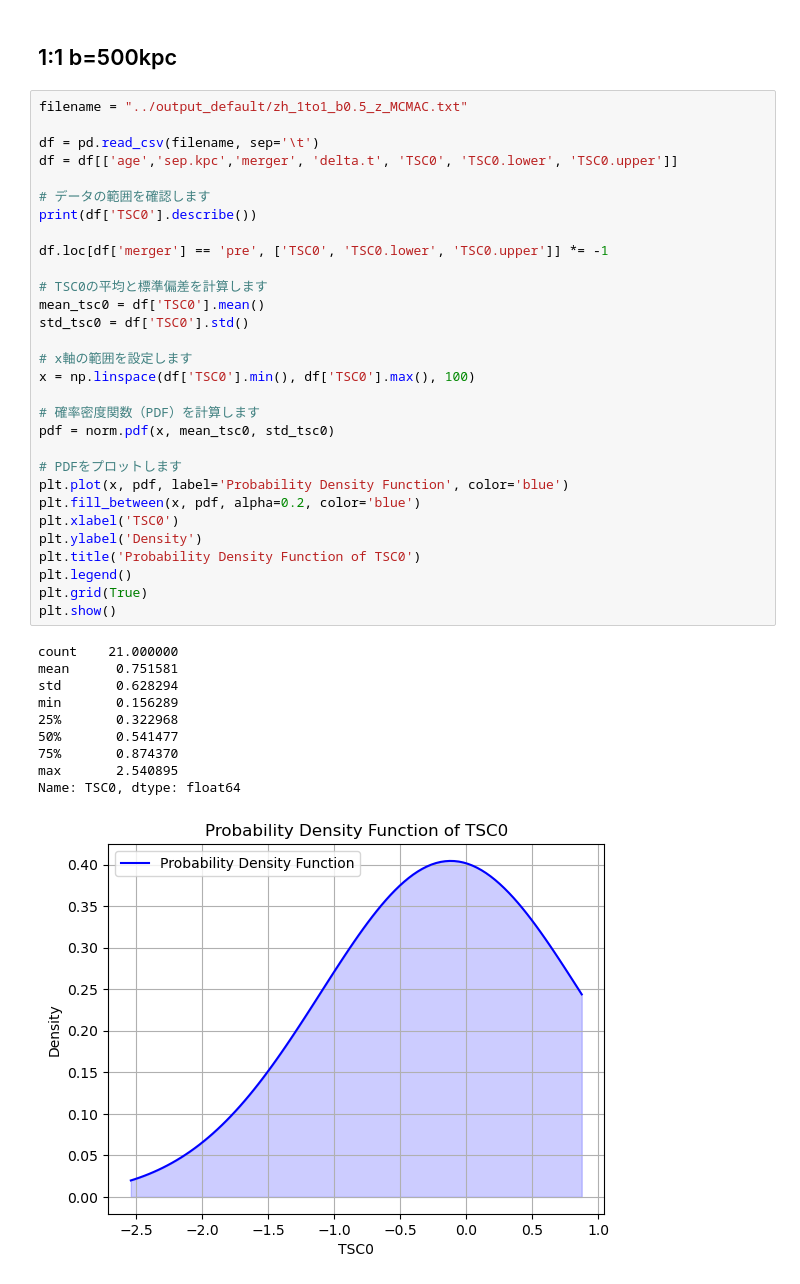
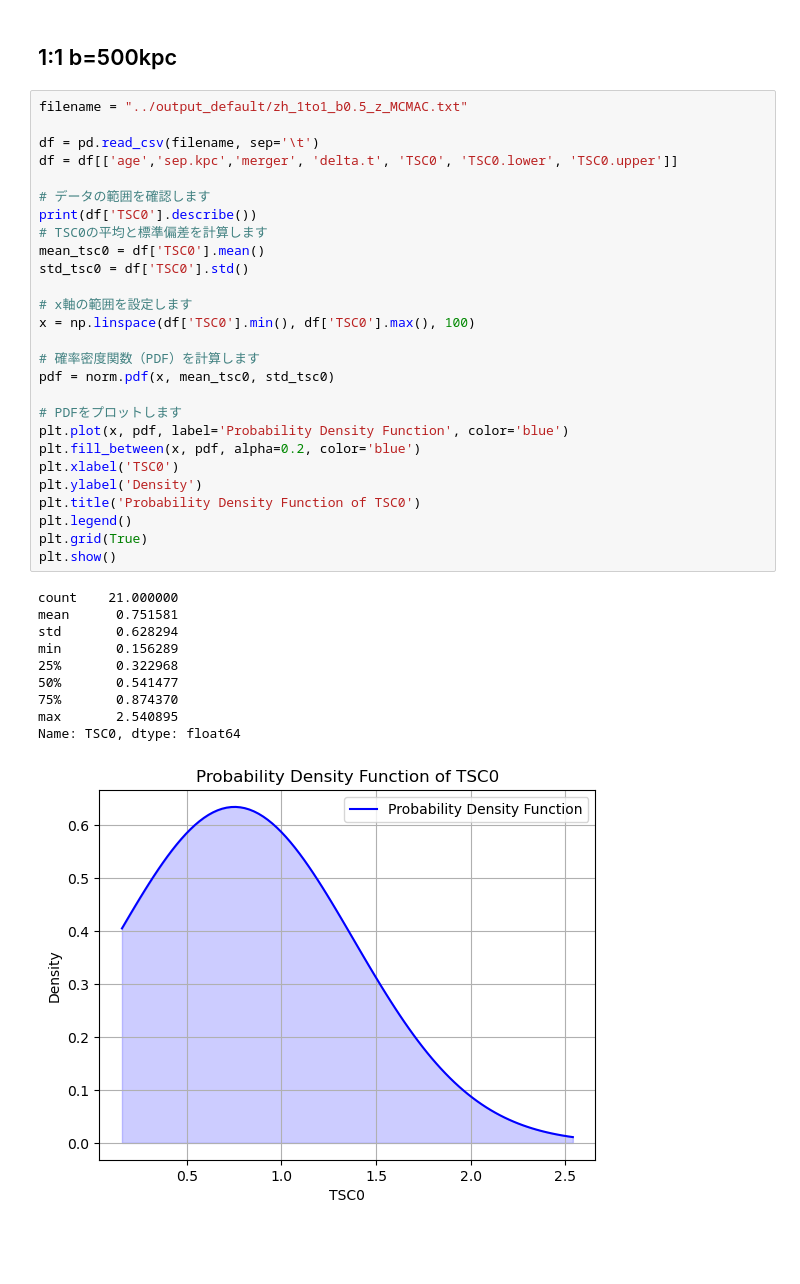
Before and after one commit to ryusei172525/SSP2024_GalaxyClusters, a Jupyter notebook: TSC_histgram.ipynb, the cells around one changed output. Saved outputs shown, nothing was run; the diff lists cells and outputs as text; blank space fills up the shorter version.

```diff
--- a/TSC_histgram.ipynb
+++ b/TSC_histgram.ipynb
@@ -85,36 +84,33 @@ df = df[['age','sep.kpc','merger', 'delta.t', 'TSC0', 'TSC0.lower', 'TSC0.upper'
 
 # データの範囲を確認します
 print(df['TSC0'].describe())
-
-df.loc[df['merger'] == 'pre', ['TSC0', 'TSC0.lower', 'TSC0.upper']] *= -1
-
 # TSC0の平均と標準偏差を計算します
 mean_tsc0 = df['TSC0'].mean()
 std_tsc0 = df['TSC0'].std()
 
 # x軸の範囲を設定します
 x = np.linspace(df['TSC0'].min(), df['TSC0'].max(), 100)
 
 # 確率密度関数（PDF）を計算します
 pdf = norm.pdf(x, mean_tsc0, std_tsc0)
 
 # PDFをプロットします
 plt.plot(x, pdf, label='Probability Density Function', color='blue')
 plt.fill_between(x, pdf, alpha=0.2, color='blue')
 plt.xlabel('TSC0')
 plt.ylabel('Density')
 plt.title('Probability Density Function of TSC0')
 plt.legend()
 plt.grid(True)
 plt.show()
 # %% [output]
 count    21.000000
 mean      0.751581
 std       0.628294
 min       0.156289
 25%       0.322968
 50%       0.541477
 75%       0.874370
 max       2.540895
 Name: TSC0, dtype: float64
-[figure, old version]
+[figure, new version]
```
Also changed, not shown: parts of 2 cells of this notebook.
